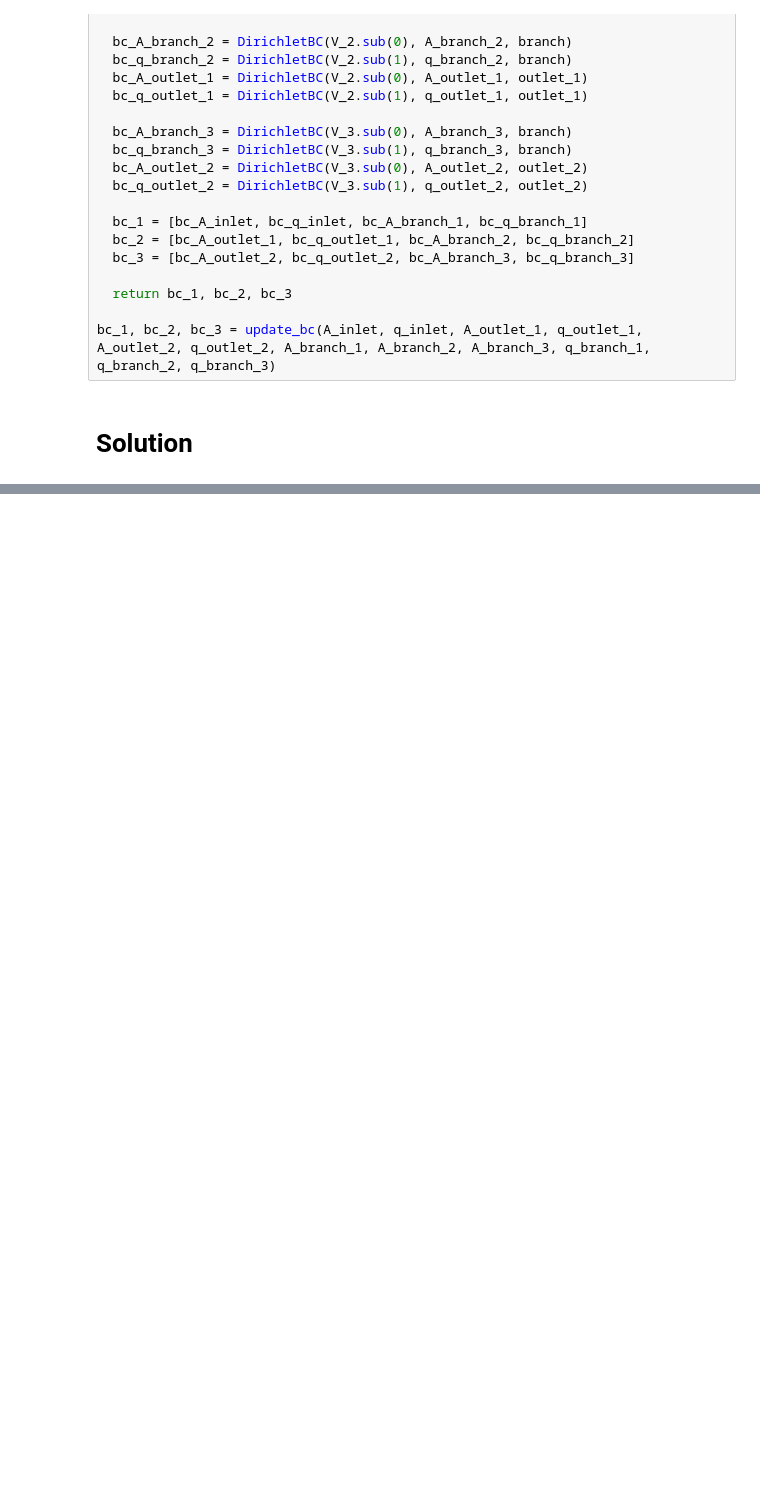
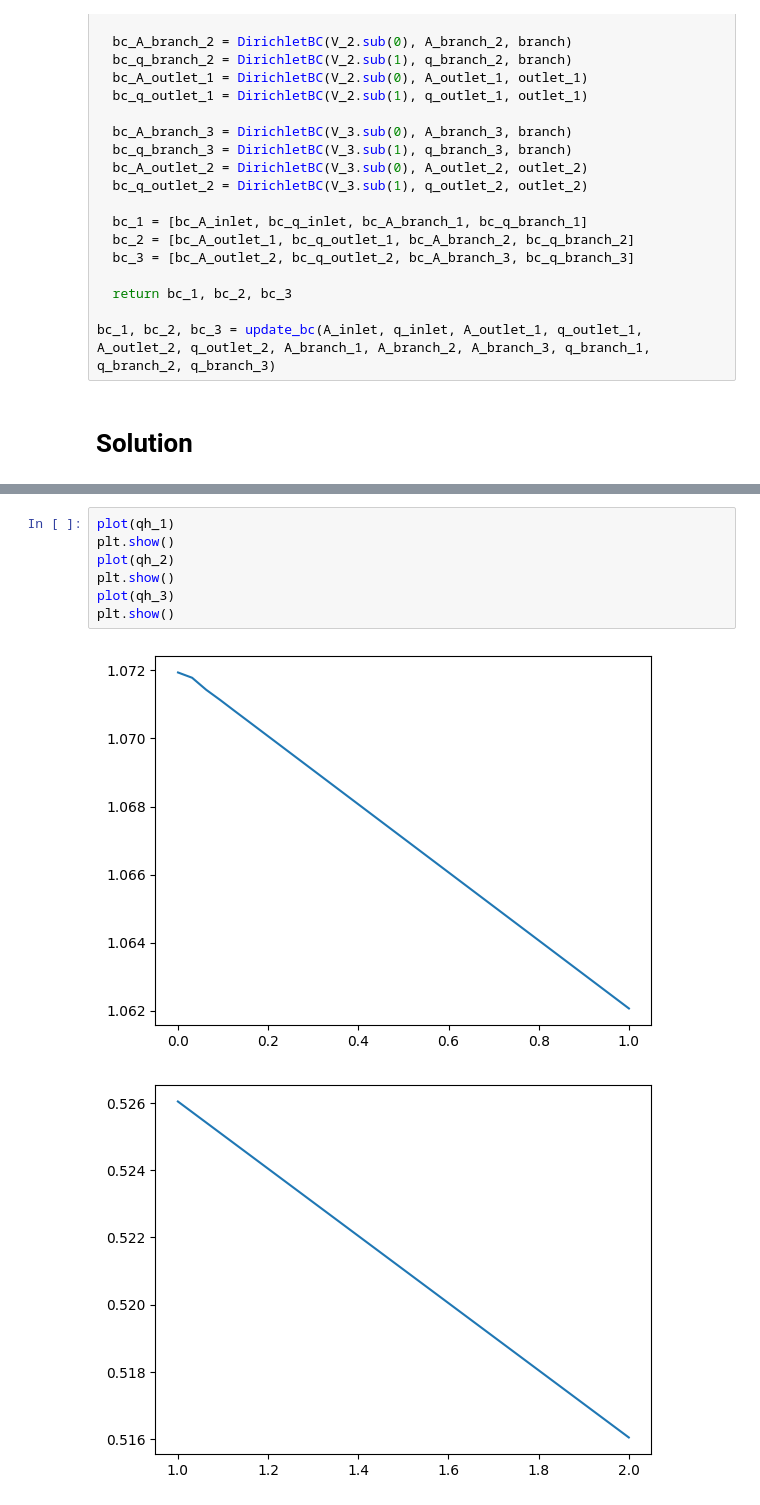
Before and after one commit to Riky2014/Tesi, a Jupyter notebook: 1d_hemo_solver_branch.ipynb, the cells around one changed output, grey strips where cells are left out. Saved outputs shown, nothing was run; the diff lists cells and outputs as text; blank space fills up the shorter version.

```diff
--- a/1d_hemo_solver_branch.ipynb
+++ b/1d_hemo_solver_branch.ipynb
@@ -399,0 +417,10 @@ for n in tqdm(range(round(num_steps))):
+# %%
+plot(qh_1)
+plt.show()
+plot(qh_2)
+plt.show()
+plot(qh_3)
+plt.show()
+# %% [output]
+[figure, added]
+[figure, added]
```
Also changed, not shown: parts of 4 cells of this notebook.
